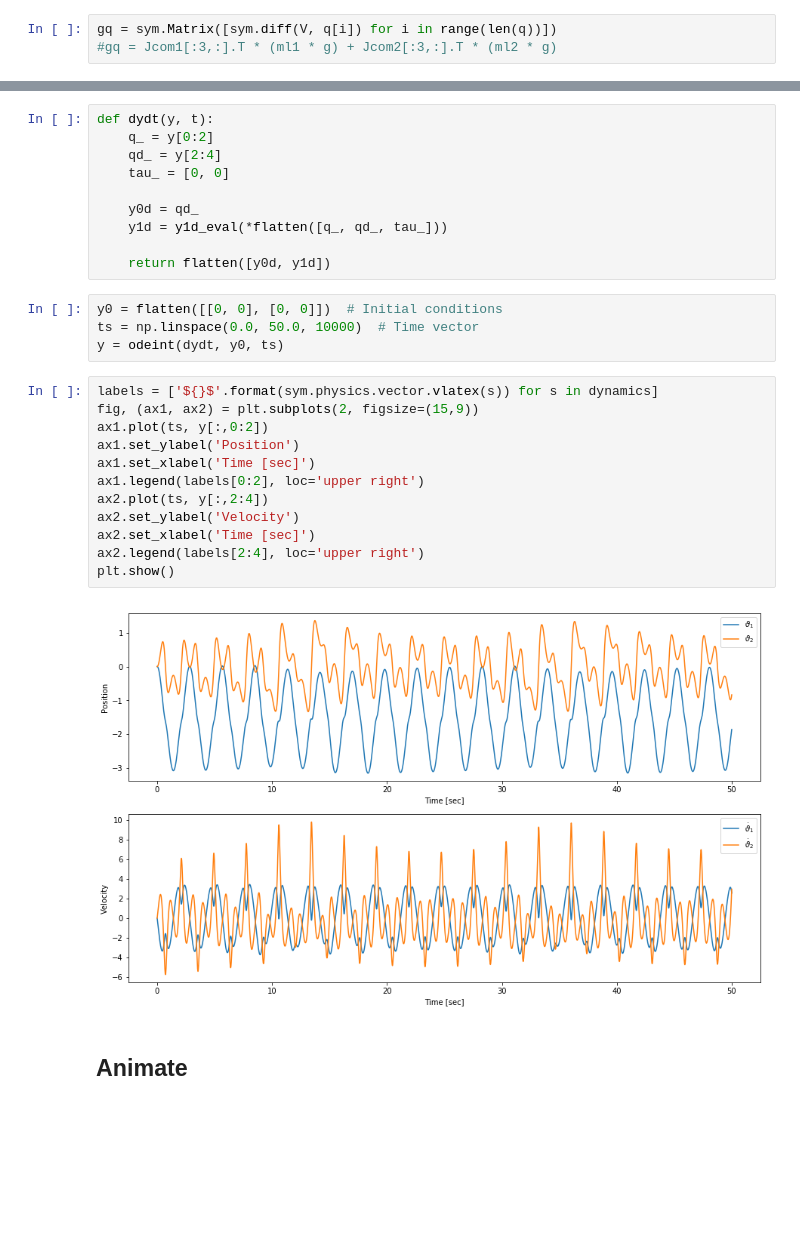
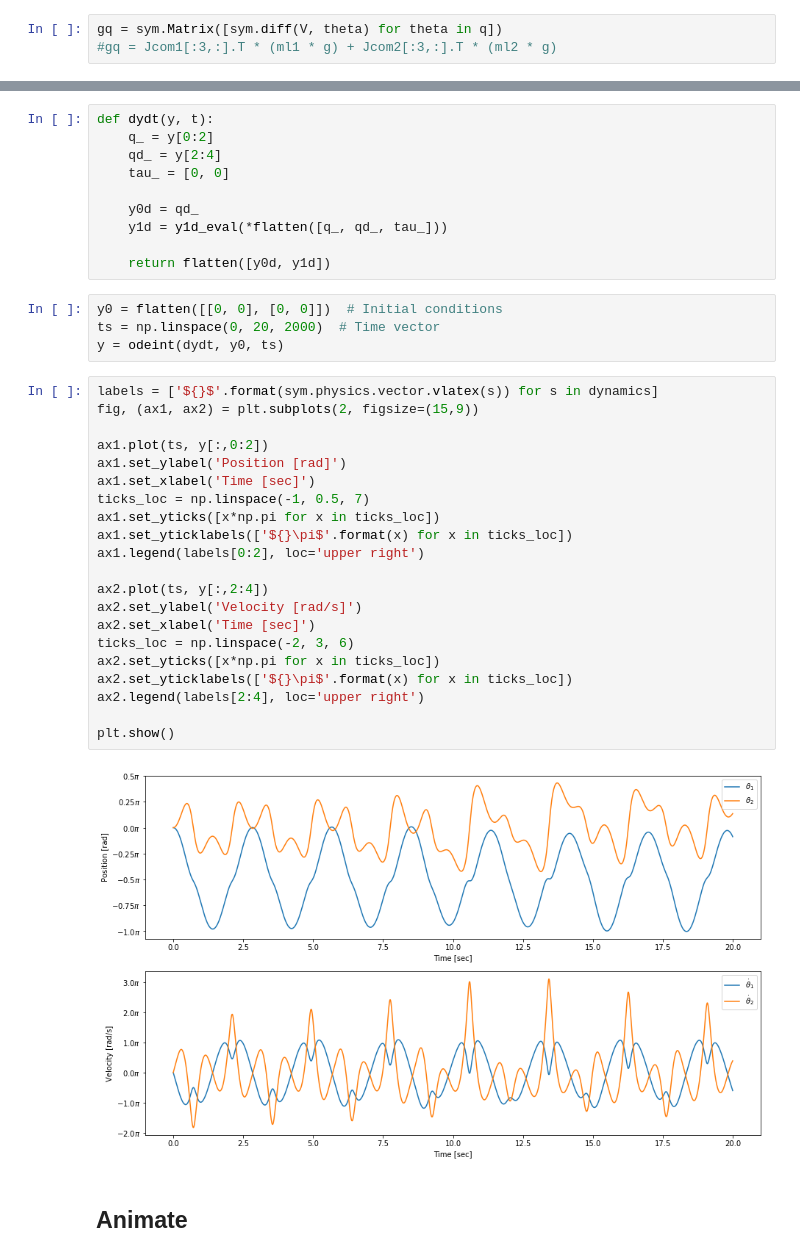
Before and after one commit to kschwan/twolink, a Jupyter notebook: twolink.ipynb, the cells around one changed output, grey strips where cells are left out. Cells and saved outputs as stored; diff of their text form; blank space fills up the shorter version.

Commit message:
Improve plot

```diff
--- a/twolink.ipynb
+++ b/twolink.ipynb
@@ -205,7 +205,7 @@ $$
 g(\mathbf{q}) = \sum_{i=0}^n  J_{v_i}^T m_i \mathbf{g}
 $$
 # %%
-gq = sym.Matrix([sym.diff(V, q[i]) for i in range(len(q))])
+gq = sym.Matrix([sym.diff(V, theta) for theta in q])
 #gq = Jcom1[:3,:].T * (ml1 * g) + Jcom2[:3,:].T * (ml2 * g)
 # %% [markdown]
 ## Dynamic model simulation
@@ -268,22 +268,31 @@ def dydt(y, t):
     return flatten([y0d, y1d])
 # %%
 y0 = flatten([[0, 0], [0, 0]])  # Initial conditions
-ts = np.linspace(0.0, 50.0, 10000)  # Time vector
+ts = np.linspace(0, 20, 2000)  # Time vector
 y = odeint(dydt, y0, ts)
 # %%
 labels = ['${}$'.format(sym.physics.vector.vlatex(s)) for s in dynamics]
 fig, (ax1, ax2) = plt.subplots(2, figsize=(15,9))
+
 ax1.plot(ts, y[:,0:2])
-ax1.set_ylabel('Position')
+ax1.set_ylabel('Position [rad]')
 ax1.set_xlabel('Time [sec]')
+ticks_loc = np.linspace(-1, 0.5, 7)
+ax1.set_yticks([x*np.pi for x in ticks_loc])
+ax1.set_yticklabels(['${}\pi$'.format(x) for x in ticks_loc])
 ax1.legend(labels[0:2], loc='upper right')
+
 ax2.plot(ts, y[:,2:4])
-ax2.set_ylabel('Velocity')
+ax2.set_ylabel('Velocity [rad/s]')
 ax2.set_xlabel('Time [sec]')
+ticks_loc = np.linspace(-2, 3, 6)
+ax2.set_yticks([x*np.pi for x in ticks_loc])
+ax2.set_yticklabels(['${}\pi$'.format(x) for x in ticks_loc])
 ax2.legend(labels[2:4], loc='upper right')
+
 plt.show()
 # %% [output]
-[figure, old version]
+[figure, new version]
 # %% [markdown]
 ## Animate
 # %%
```
Also changed, not shown: parts of 3 cells of this notebook.
